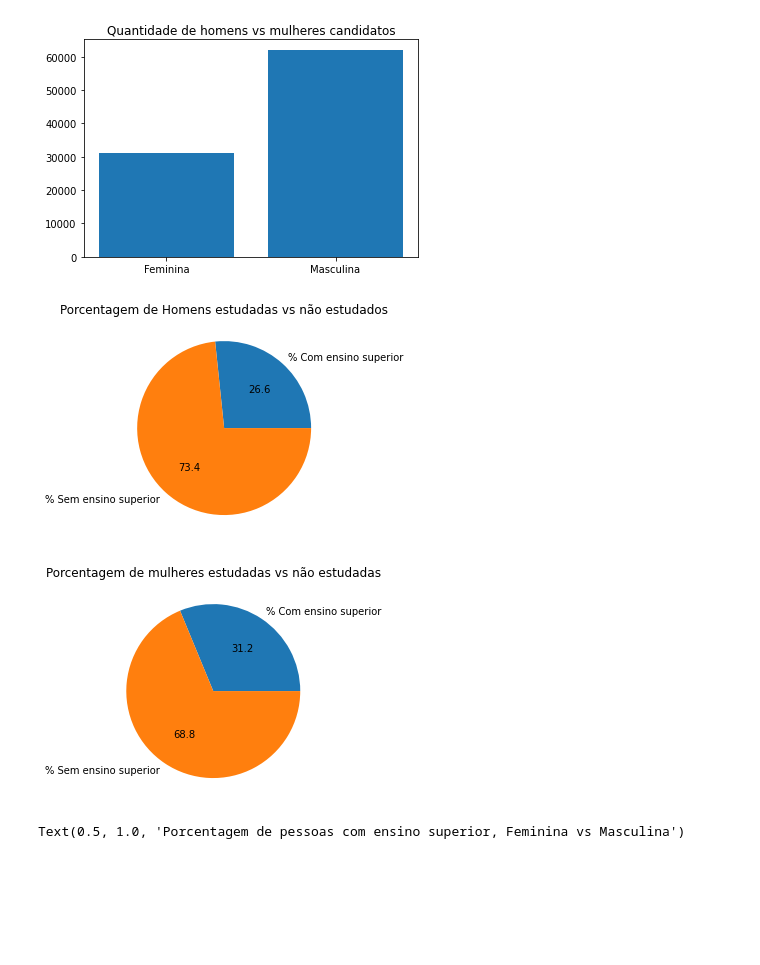
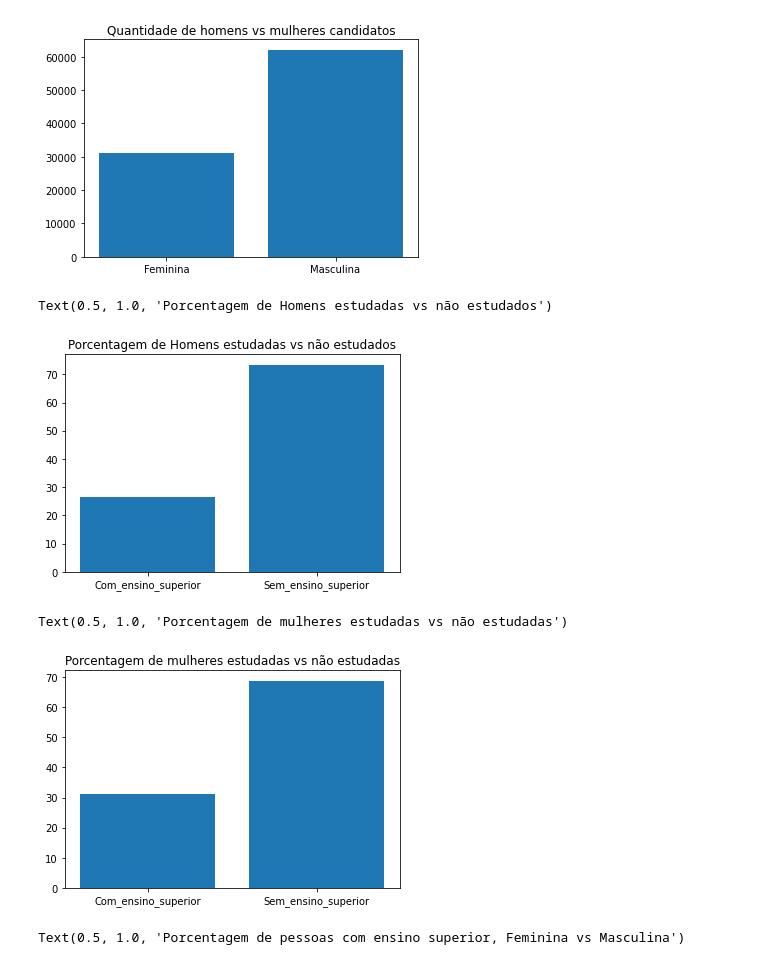
Before and after one commit to RodrigoMarcelin/Candidatos_com_ensino_superior_SP-, a Jupyter notebook: Candidatos_com_ensino_superior_SP .ipynb, the cells around one changed output. Cells and saved outputs as stored; diff of their text form; code cells hidden in the pictures; blank space fills up the shorter version.

```diff
--- a/Candidatos_com_ensino_superior_SP .ipynb
+++ b/Candidatos_com_ensino_superior_SP .ipynb
@@ -136,24 +132,20 @@ Text(0.5, 1.0, 'Quantidade de homens vs mulheres candidatos')
 [figure]
 # %%
 sem_ensino = 100 - porcento_mas_ensino_completo
-geral_ensino_superior = [porcento_mas_ensino_completo, sem_ensino]
-label_geral_ensino_superior = ['% Com ensino superior', '% Sem ensino superior']
-plt.axis('equal')
-plt.pie(geral_ensino_superior, labels=label_geral_ensino_superior, autopct='%.1f')
+barras = {'Com_ensino_superior':porcento_mas_ensino_completo, 'Sem_ensino_superior':sem_ensino}
+plt.bar(barras.keys(), barras.values())
 plt.title('Porcentagem de Homens estudadas vs não estudados')
-plt.show()
 # %% [output]
+Text(0.5, 1.0, 'Porcentagem de Homens estudadas vs não estudados')
-[figure, old version]
+[figure, new version]
 # %%
 sem_ensino = 100 - porcento_fem_ensino_completo
-geral_ensino_superior = [porcento_fem_ensino_completo, sem_ensino]
-label_geral_ensino_superior = ['% Com ensino superior', '% Sem ensino superior']
-plt.axis('equal')
-plt.pie(geral_ensino_superior, labels=label_geral_ensino_superior, autopct='%.1f')
+barras = {'Com_ensino_superior':porcento_fem_ensino_completo, 'Sem_ensino_superior':sem_ensino}
+plt.bar(barras.keys(), barras.values())
 plt.title('Porcentagem de mulheres estudadas vs não estudadas')
-plt.show()
 # %% [output]
+Text(0.5, 1.0, 'Porcentagem de mulheres estudadas vs não estudadas')
-[figure, old version]
+[figure, new version]
 # %%
 barrash = {'Feminina':porcento_fem_ensino_completo, 'Masculina':porcento_mas_ensino_completo}
 plt.bar(barrash.keys(), barrash.values())
```
Also changed, not shown: parts of 2 cells of this notebook.
